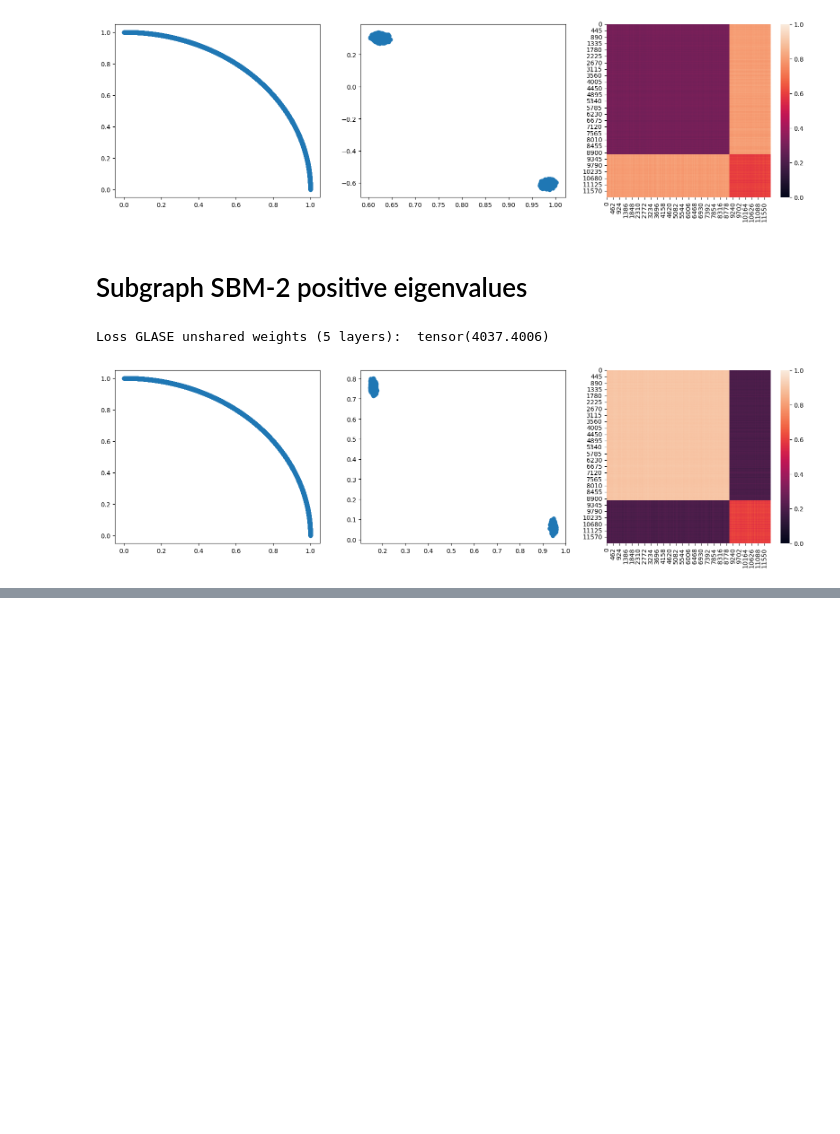
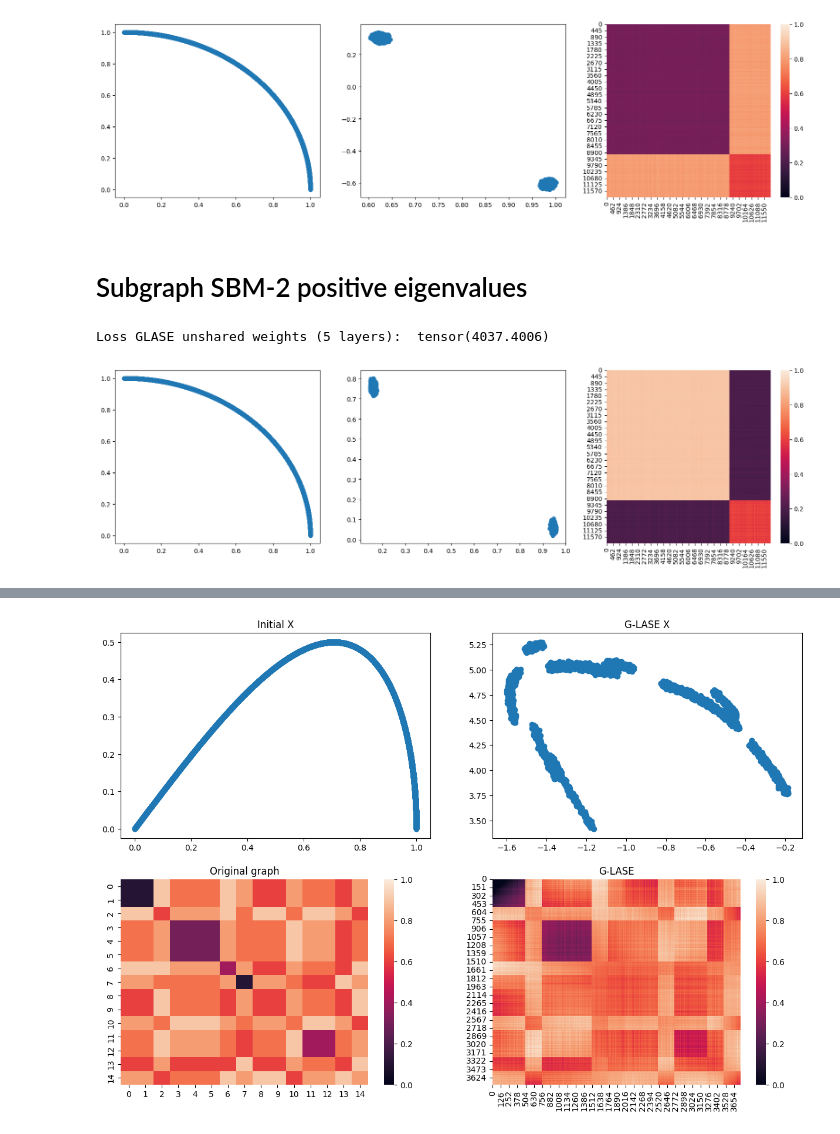
Before and after one commit to sofiperez91/LASE_old, a Jupyter notebook: notebooks/GRDPG_pipeline.ipynb, the cells around one changed output, grey strips where cells are left out. Saved outputs shown, nothing was run; the diff lists cells and outputs as text; code cells hidden in the pictures; blank space fills up the shorter version.

```diff
--- a/notebooks/GRDPG_pipeline.ipynb
+++ b/notebooks/GRDPG_pipeline.ipynb
@@ -134,0 +343,92 @@ np.argmin(arr_loss)
+# %%
+# Load model
+
+d = 10
+gd_steps = 10
+device = 'cpu'
+
+model = gLASE(d,d, gd_steps)
+model.load_state_dict(torch.load('../saved_models/glase_unshared_d10_normalized_full_negative_phase2.pt'))
+model.to(device)
+
+def get_x_init(num_nodes, alpha, beta, phi_min, phi_max):
+    dim = 10  # target dimensionality
+    r = 1  # assuming a unit hypersphere
+
+    # Generate num_nodes angles for each dimension, within specified ranges
+    angles = [torch.linspace(phi_min, phi_max, num_nodes) for _ in range(dim - 1)]
+    angles.insert(0, torch.linspace(alpha, beta, num_nodes))  # Insert theta angles at the beginning
+
+    coords = torch.zeros((num_nodes, dim))
+
+    # Compute coordinates in a loop
+    for i in range(dim):
+        coord = r
+        for j in range(i):
+            coord *= torch.sin(angles[j])
+        if i < dim - 1:
+            coord *= torch.cos(angles[i])
+        coords[:, i] = coord
+
+    return coords
+
+
+## GROUND TRUTH
+p_orig = [
+    [0.1, 0.1, 0.9, 0.7, 0.7, 0.7, 0.9, 0.8, 0.6, 0.6, 0.8, 0.7, 0.7, 0.6, 0.8],
+    [0.1, 0.1, 0.9, 0.7, 0.7, 0.7, 0.9, 0.8, 0.6, 0.6, 0.8, 0.7, 0.7, 0.6, 0.8],
+    [0.9, 0.9, 0.6, 0.8, 0.8, 0.8, 0.9, 0.7, 0.9, 0.9, 0.7, 0.9, 0.9, 0.8, 0.6],
+    [0.7, 0.7, 0.8, 0.3, 0.3, 0.3, 0.8, 0.7, 0.7, 0.7, 0.9, 0.8, 0.8, 0.6, 0.7],
+    [0.7, 0.7, 0.8, 0.3, 0.3, 0.3, 0.8, 0.7, 0.7, 0.7, 0.9, 0.8, 0.8, 0.6, 0.7],
+    [0.7, 0.7, 0.8, 0.3, 0.3, 0.3, 0.8, 0.7, 0.7, 0.7, 0.9, 0.8, 0.8, 0.6, 0.7],
+    [0.9, 0.9, 0.9, 0.8, 0.8, 0.8, 0.4, 0.8, 0.6, 0.6, 0.8, 0.7, 0.7, 0.6, 0.9],
+    [0.8, 0.8, 0.7, 0.7, 0.7, 0.7, 0.8, 0.1, 0.8, 0.8, 0.7, 0.6, 0.6, 0.9, 0.8],
+    [0.6, 0.6, 0.9, 0.7, 0.7, 0.7, 0.6, 0.8, 0.6, 0.6, 0.8, 0.7, 0.7, 0.6, 0.9],
+    [0.6, 0.6, 0.9, 0.7, 0.7, 0.7, 0.6, 0.8, 0.6, 0.6, 0.8, 0.7, 0.7, 0.6, 0.9],
+    [0.8, 0.8, 0.7, 0.9, 0.9, 0.9, 0.8, 0.7, 0.8, 0.8, 0.7, 0.9, 0.9, 0.8, 0.6],
+    [0.7, 0.7, 0.9, 0.8, 0.8, 0.8, 0.7, 0.6, 0.7, 0.7, 0.9, 0.4, 0.4, 0.7, 0.8],
+    [0.7, 0.7, 0.9, 0.8, 0.8, 0.8, 0.7, 0.6, 0.7, 0.7, 0.9, 0.4, 0.4, 0.7, 0.8],
+    [0.6, 0.6, 0.8, 0.6, 0.6, 0.6, 0.6, 0.9, 0.6, 0.6, 0.8, 0.7, 0.7, 0.6, 0.9],
+    [0.8, 0.8, 0.6, 0.7, 0.7, 0.7, 0.9, 0.8, 0.9, 0.9, 0.6, 0.8, 0.8, 0.9, 0.8],
+]
+n = [500, 250, 750, 250, 250, 500, 250, 500, 250, 250]
+
+p = [
+    [0.1, 0.9, 0.7, 0.9, 0.8, 0.6, 0.8, 0.7, 0.6, 0.8],
+    [0.9, 0.6, 0.8, 0.9, 0.7, 0.9, 0.7, 0.9, 0.8, 0.6],
+    [0.7, 0.8, 0.3, 0.8, 0.7, 0.7, 0.9, 0.8, 0.6, 0.7],
+    [0.9, 0.9, 0.8, 0.4, 0.8, 0.6, 0.8, 0.7, 0.6, 0.9],
+    [0.8, 0.7, 0.7, 0.8, 0.1, 0.8, 0.7, 0.6, 0.9, 0.8],
+    [0.6, 0.9, 0.7, 0.6, 0.8, 0.6, 0.8, 0.7, 0.6, 0.9],
+    [0.8, 0.7, 0.9, 0.8, 0.7, 0.8, 0.7, 0.9, 0.8, 0.6],
+    [0.7, 0.9, 0.8, 0.7, 0.6, 0.7, 0.9, 0.4, 0.7, 0.8],
+    [0.6, 0.8, 0.6, 0.6, 0.9, 0.6, 0.8, 0.7, 0.6, 0.9],
+    [0.8, 0.6, 0.7, 0.9, 0.8, 0.9, 0.6, 0.8, 0.9, 0.8],
+]
+
+num_nodes = 3750
+edge_index = stochastic_blockmodel_graph(n, p).to(device)
+edge_index_2 = torch.ones([num_nodes,num_nodes],).nonzero().t().contiguous().to(device)
+mask = torch.ones([num_nodes,num_nodes],).nonzero().t().contiguous().to(device)
+q = torch.Tensor([[1,1,1,-1,-1,-1,-1,-1,-1,-1]]) ## Hay que cambiar por un load
+Q = torch.diag(q[0]).detach()
+
+
+x = get_x_init(num_nodes, 0, math.pi/2, 0, math.pi/2).to(device)
+x_glase = model(x, edge_index, edge_index_2, Q, mask)
+x_glase = x_glase.detach()
+loss = torch.norm((x_glase@Q@x_glase.T - to_dense_adj(edge_index).squeeze(0))*to_dense_adj(mask).squeeze(0))
+print(f"Loss GLASE unshared weights ({gd_steps} layers): ", loss)
+x_lase = x_glase.to('cpu')
+
+fig, axes = plt.subplots(2, 2, figsize =(15,10))
+axes[0,0].scatter(x[:,0],x[:,1])
+axes[0,0].set_title('Initial X')
+axes[0,1].scatter(x_glase[:,0],x_glase[:,1])
+axes[0,1].set_title('G-LASE X')
+sns.heatmap(p_orig,ax=axes[1,0], vmin=0,vmax=1, cbar=True)
+axes[1,0].set_title('Original graph')
+sns.heatmap(x_glase@Q@x_glase.T, ax=axes[1,1], vmin=0.0, vmax=1.0, cbar=True)
+axes[1,1].set_title('G-LASE')
+plt.show()
+# %% [output]
@@ -134,0 +436 @@ np.argmin(arr_loss)
+[figure, added]
```
Also changed, not shown: parts of 16 cells of this notebook, 7 other files.
